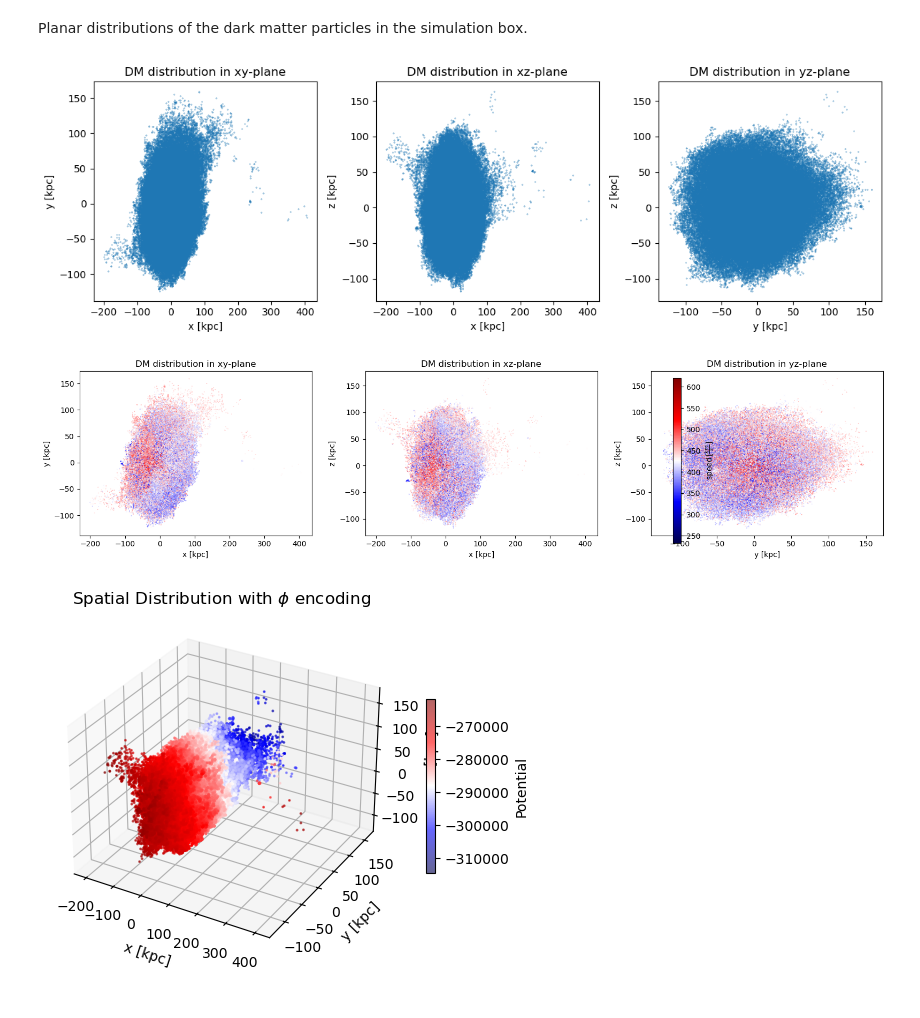
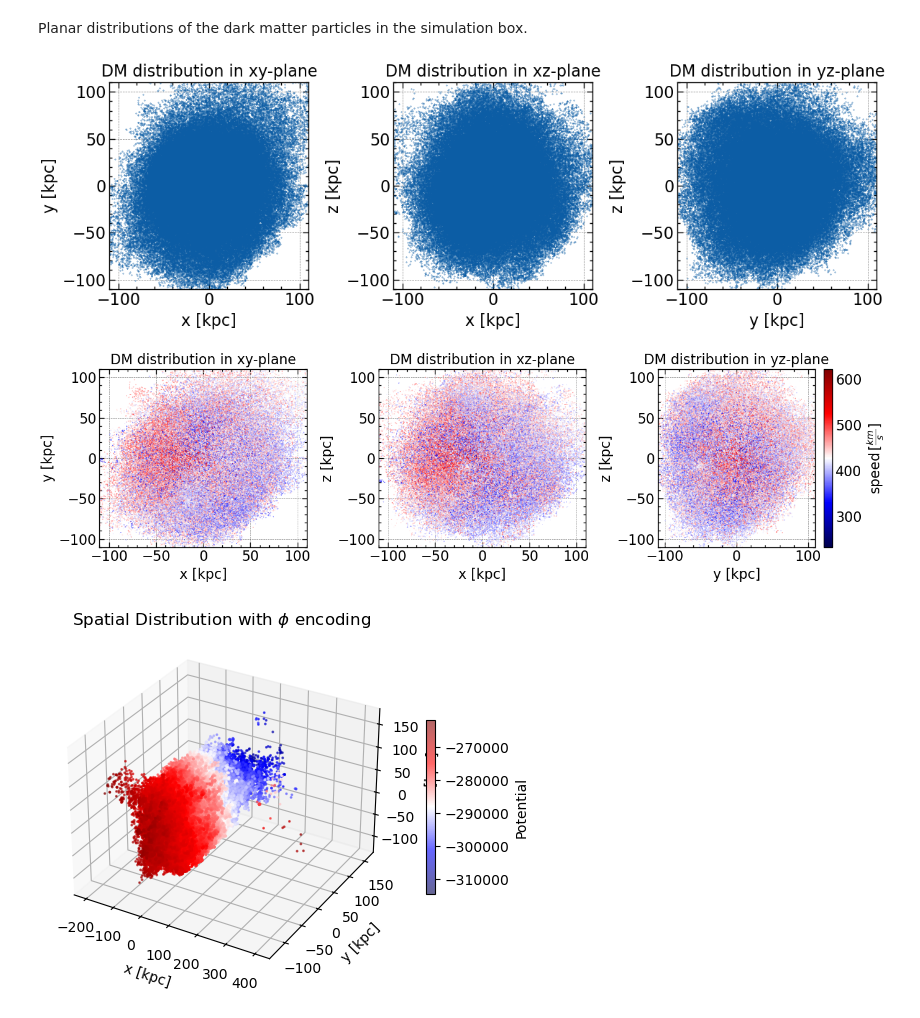
Before and after one commit to Jitskeverheecke/TANA_Project, a Jupyter notebook: project.ipynb, the cells around one changed output. Drawn from its saved outputs; the diff is of its cells as text; code cells hidden in the pictures.

```diff
--- a/project.ipynb
+++ b/project.ipynb
@@ -9,6 +9,9 @@ from astropy import constants as c
 from astropy import units as u
 #import pandas as pd
 #import seaborn as sns
+# %%
+import scienceplots
+plt.style.use(['science', 'notebook', 'grid'])
 # %% [markdown]
 ### Data structure
 # %%
@@ -122,44 +125,57 @@ axes[0].scatter(x, y, s=0.1)
 axes[0].set_xlabel("x [kpc]")
 axes[0].set_ylabel("y [kpc]")
 axes[0].set_title("DM distribution in xy-plane")
+axes[0].set_ylim(-110, 110)
+axes[0].set_xlim(-110, 110)
 
 axes[1].scatter(x, z, s=0.1)
 axes[1].set_xlabel("x [kpc]")
 axes[1].set_ylabel("z [kpc]")
 axes[1].set_title("DM distribution in xz-plane")
+axes[1].set_ylim(-110, 110)
+axes[1].set_xlim(-110, 110)
+
 axes[2].scatter(y, z, s=0.1)
 axes[2].set_xlabel("y [kpc]")
 axes[2].set_ylabel("z [kpc]")
 axes[2].set_title("DM distribution in yz-plane")
+axes[2].set_ylim(-110, 110)
+axes[2].set_xlim(-110, 110)
 plt.tight_layout()
 plt.show()
 # %% [output]
-[figure, old version]
+[figure, new version]
 # %%
 plt.close('all')
-fig, axes = plt.subplots(1, 3, figsize=(16, 4))
+fig, axes = plt.subplots(1, 3, figsize=(14, 4))
 
 axes[0].scatter(x, y, s=0.1, c=v.value, cmap='seismic')
 axes[0].set_xlabel("x [kpc]")
 axes[0].set_ylabel("y [kpc]")
 axes[0].set_title("DM distribution in xy-plane")
+axes[0].set_ylim(-110, 110)
+axes[0].set_xlim(-110, 110)
 
 axes[1].scatter(x, z, s=0.1, c=v.value, cmap='seismic')
 axes[1].set_xlabel("x [kpc]")
 axes[1].set_ylabel("z [kpc]")
 axes[1].set_title("DM distribution in xz-plane")
+axes[1].set_ylim(-110, 110)
+axes[1].set_xlim(-110, 110)
 
 ax2 = axes[2].scatter(y, z, s=0.1, c=v.value, cmap='seismic')
 axes[2].set_xlabel("y [kpc]")
 axes[2].set_ylabel("z [kpc]")
 axes[2].set_title("DM distribution in yz-plane")
+axes[2].set_ylim(-110, 110)
+axes[2].set_xlim(-110, 110)
 
-cbar = fig.colorbar(ax2, ax=axes, orientation='vertical', fraction=0.2, pad=0.04)
+cbar = fig.colorbar(ax2, ax=axes[2], orientation='vertical', fraction=0.2, pad=0.04)
 cbar.set_label(r'$\text{speed} \,[\frac{km}{s}]$')
 plt.tight_layout()
 plt.show()
 # %% [output]
-[figure, old version]
+[figure, new version]
 # %%
 #potential of the system
 fig = plt.figure(figsize=(12, 4))
```
Also changed, not shown: parts of 18 cells of this notebook, 3 other files.
